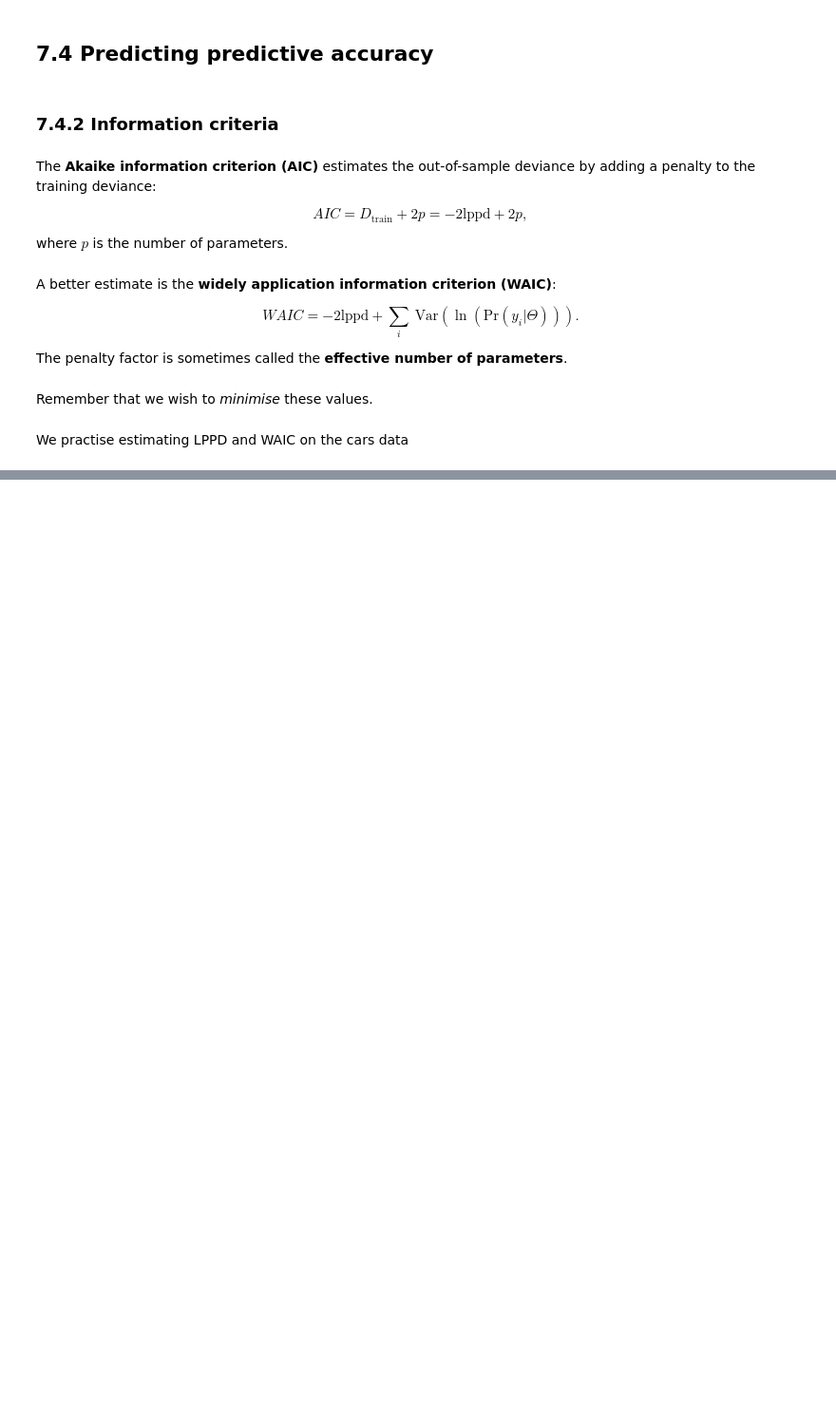
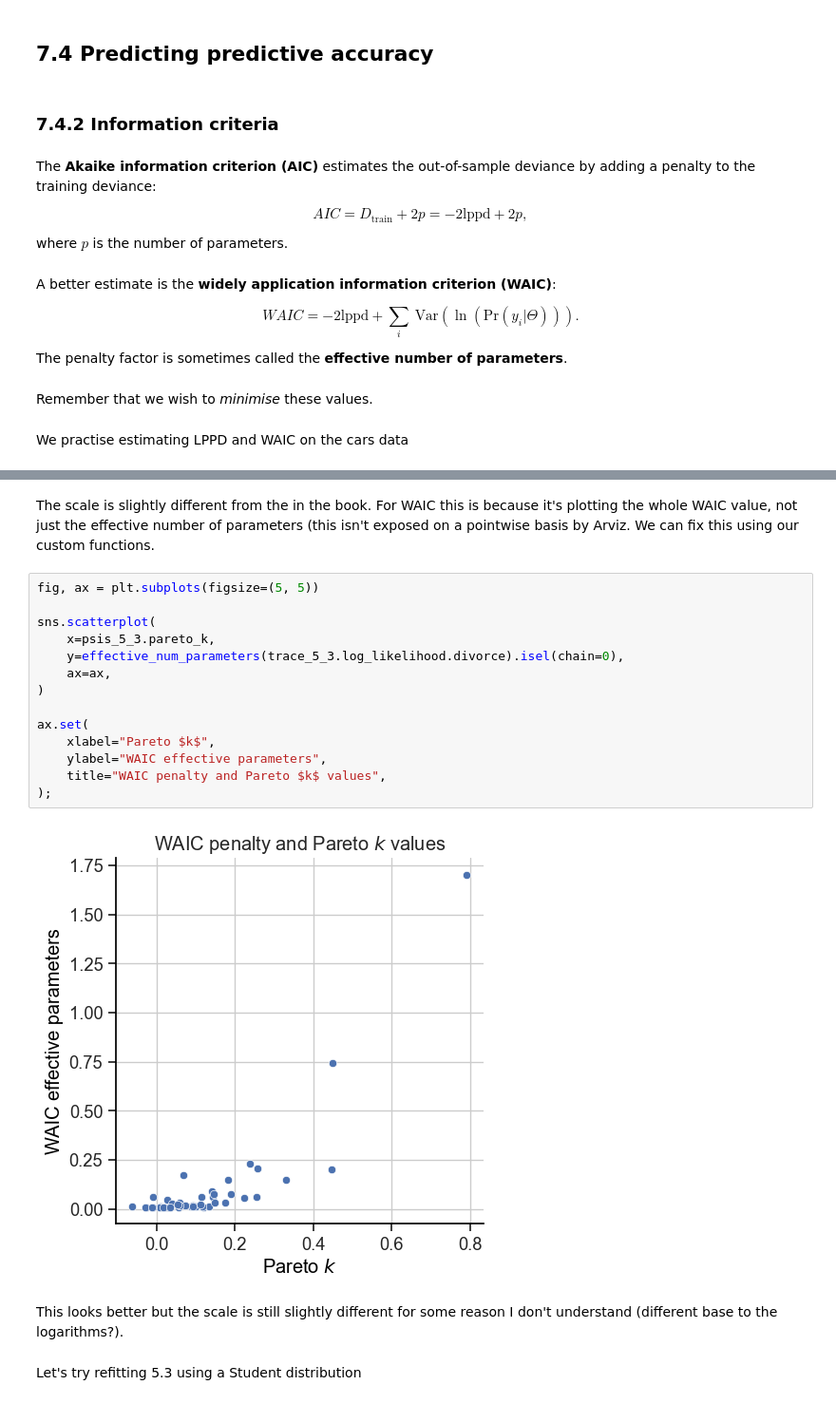
Before and after one commit to chris-leonard/statistical-rethinking, a Jupyter notebook: notes/chapter_7.ipynb, the cells around one changed output, grey strips where cells are left out. Shown at 95% size. Drawn from its saved outputs; the diff is of its cells as text; blank space fills up the shorter version.

```diff
--- a/notes/chapter_7.ipynb
+++ b/notes/chapter_7.ipynb
@@ -499,0 +777,24 @@ Coordinates:
+# %% [markdown]
+The scale is slightly different from the in the book.
+For WAIC this is because it's plotting the whole WAIC value, not just the effective number of parameters (this isn't exposed on a pointwise basis by Arviz.
+We can fix this using our custom functions.
+# %%
+fig, ax = plt.subplots(figsize=(5, 5))
+
+sns.scatterplot(
+    x=psis_5_3.pareto_k,
+    y=effective_num_parameters(trace_5_3.log_likelihood.divorce).isel(chain=0),
+    ax=ax,
+)
+
+ax.set(
+    xlabel="Pareto $k$",
+    ylabel="WAIC effective parameters",
+    title="WAIC penalty and Pareto $k$ values",
+);
+# %% [output]
+[figure, added]
+# %% [markdown]
+This looks better but the scale is still slightly different for some reason I don't understand (different base to the logarithms?).
+# %% [markdown]
+Let's try refitting 5.3 using a Student distribution
```
Also changed, not shown: parts of 42 cells of this notebook.
